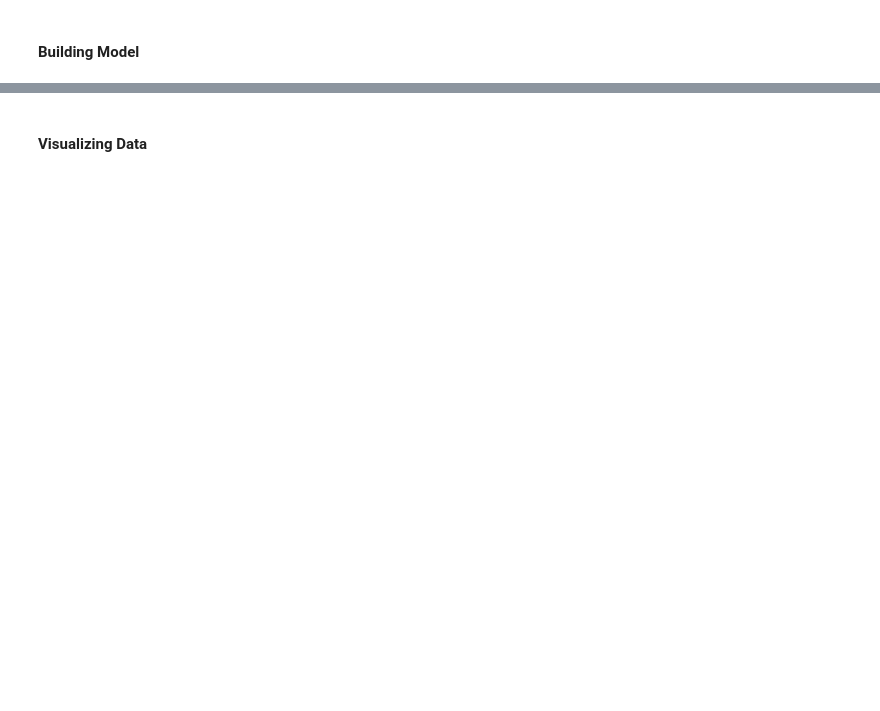
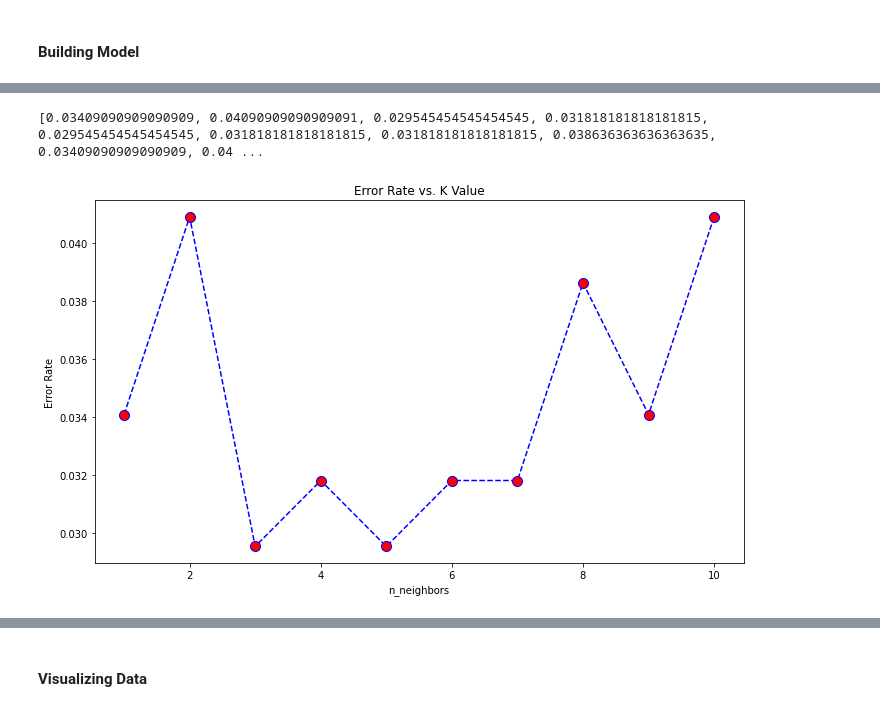
Before and after one commit to harshbansal7/profarm-dvh, a Jupyter notebook: Datasets and Notebooks/Final - Crop Choice.ipynb, the cells around one changed output, grey strips where cells are left out. Drawn from its saved outputs; the diff is of its cells as text; code cells hidden in the pictures; blank space fills up the shorter version.

```diff
--- a/Datasets and Notebooks/Final - Crop Choice.ipynb
+++ b/Datasets and Notebooks/Final - Crop Choice.ipynb
@@ -61,0 +83,13 @@ knn.score(X_test, y_test)
+# %%
+plt.figure(figsize=(10,6))
+plt.plot(range(1,11),error_rate,color='blue', linestyle='dashed',marker='o',markerfacecolor='red', markersize=10)
+plt.title('Error Rate vs. K Value')
+plt.xlabel('n_neighbors')
+plt.ylabel('Error Rate')
+plt.savefig("Data.png",dpi=300)
+req_k_value = error_rate.index(min(error_rate))+1
+
+print(error_rate)
+# %% [output]
+[0.03409090909090909, 0.04090909090909091, 0.029545454545454545, 0.031818181818181815, 0.029545454545454545, 0.031818181818181815, 0.031818181818181815, 0.038636363636363635, 0.03409090909090909, 0.04 ...
+[figure, added]
```
Also changed, not shown: parts of 21 cells of this notebook.
